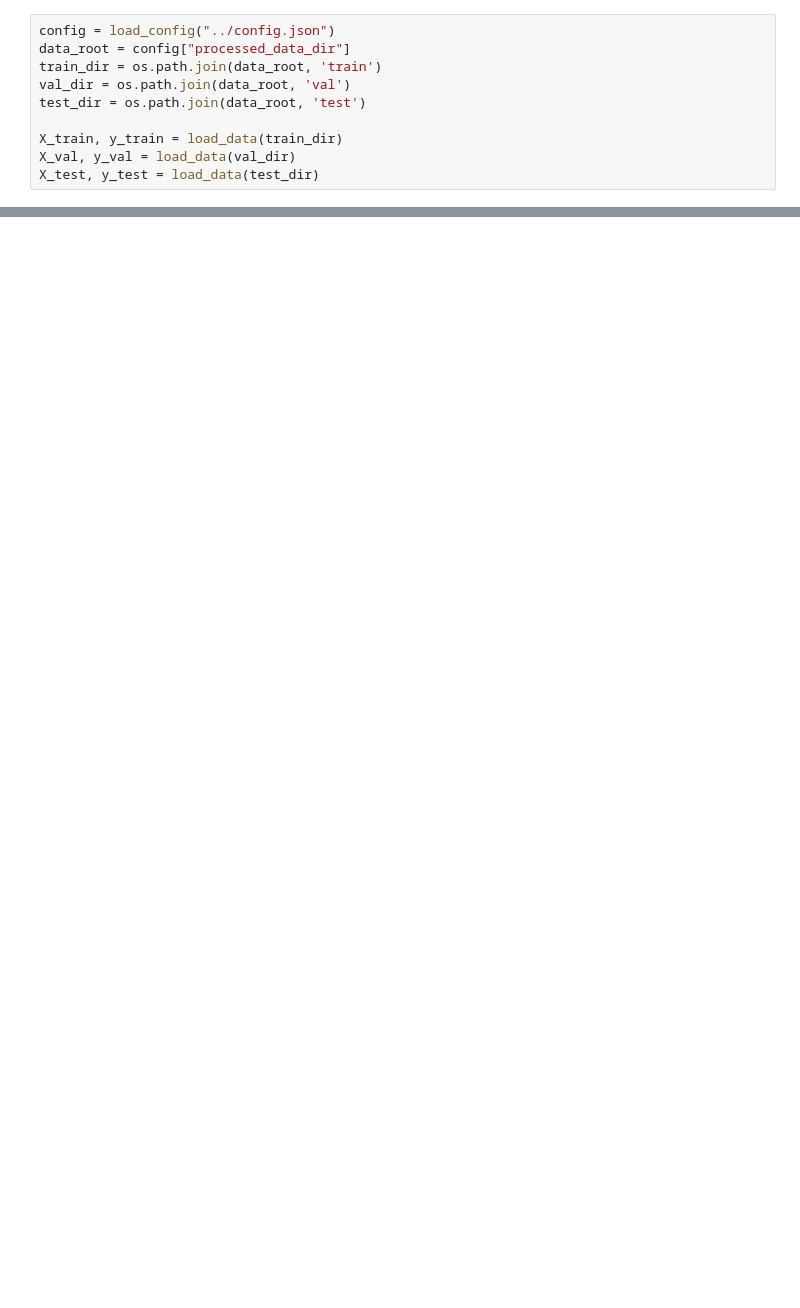
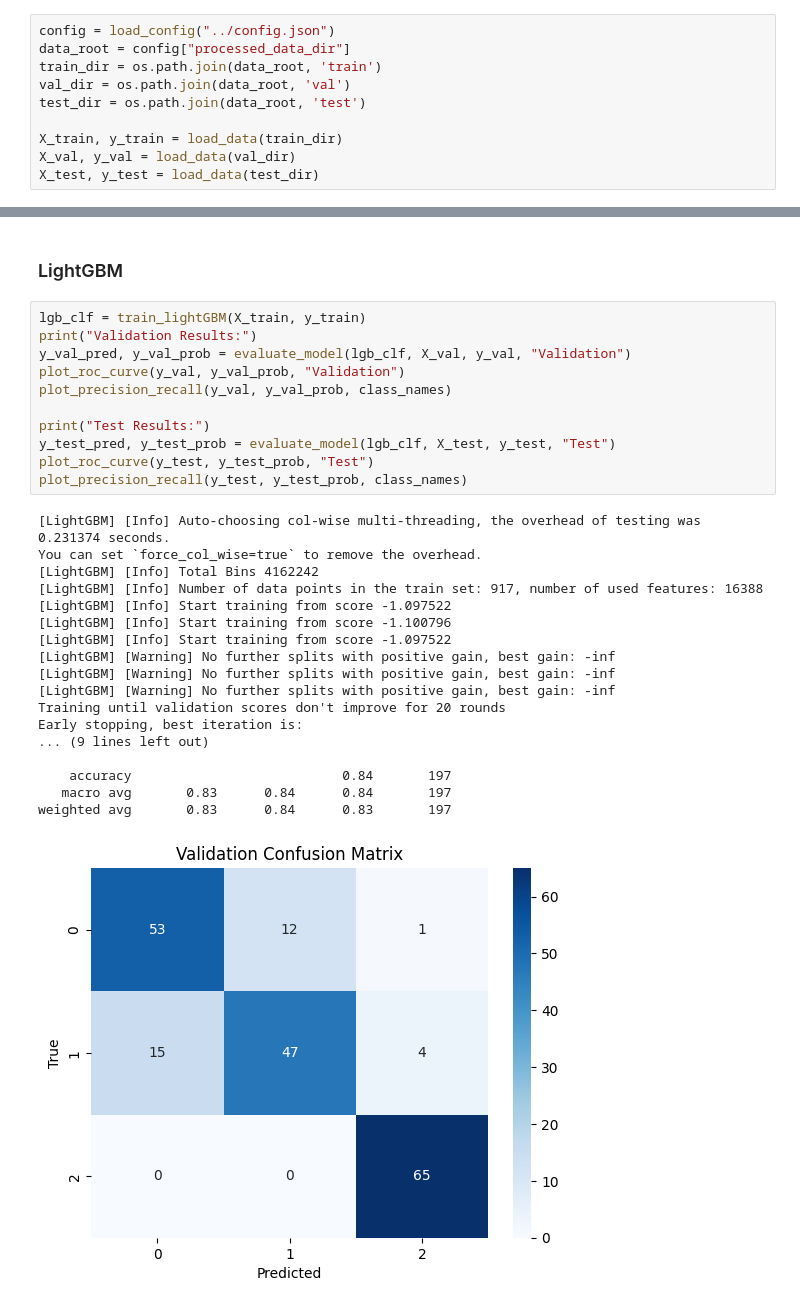
Before and after one commit to jessica9365/breast_cancer_detection, a Jupyter notebook: notebooks/classification_model.ipynb, the cells around one changed output, grey strips where cells are left out. Cells and saved outputs as stored; diff of their text form; blank space fills up the shorter version.

```diff
--- a/notebooks/classification_model.ipynb
+++ b/notebooks/classification_model.ipynb
@@ -712,0 +613,32 @@ Confusion Matrix:
+# %% [markdown]
+### LightGBM
+# %%
+lgb_clf = train_lightGBM(X_train, y_train)
+print("Validation Results:")
+y_val_pred, y_val_prob = evaluate_model(lgb_clf, X_val, y_val, "Validation")
+plot_roc_curve(y_val, y_val_prob, "Validation")
+plot_precision_recall(y_val, y_val_prob, class_names)
+
+print("Test Results:")
+y_test_pred, y_test_prob = evaluate_model(lgb_clf, X_test, y_test, "Test")
+plot_roc_curve(y_test, y_test_prob, "Test")
+plot_precision_recall(y_test, y_test_prob, class_names)
+# %% [output]
+[LightGBM] [Info] Auto-choosing col-wise multi-threading, the overhead of testing was 0.231374 seconds.
+You can set `force_col_wise=true` to remove the overhead.
+[LightGBM] [Info] Total Bins 4162242
+[LightGBM] [Info] Number of data points in the train set: 917, number of used features: 16388
+[LightGBM] [Info] Start training from score -1.097522
+[LightGBM] [Info] Start training from score -1.100796
+[LightGBM] [Info] Start training from score -1.097522
+[LightGBM] [Warning] No further splits with positive gain, best gain: -inf
+[LightGBM] [Warning] No further splits with positive gain, best gain: -inf
+[LightGBM] [Warning] No further splits with positive gain, best gain: -inf
+Training until validation scores don't improve for 20 rounds
+Early stopping, best iteration is:
+... (9 lines left out)
+
+    accuracy                           0.84       197
+   macro avg       0.83      0.84      0.84       197
+weighted avg       0.83      0.84      0.83       197
+[figure, added]
```
Also changed, not shown: parts of 31 cells of this notebook.
